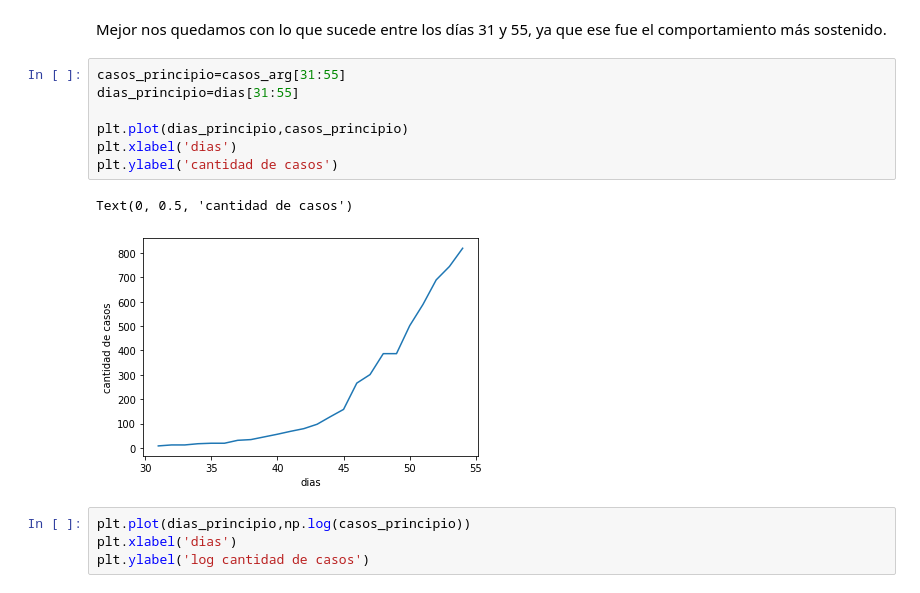
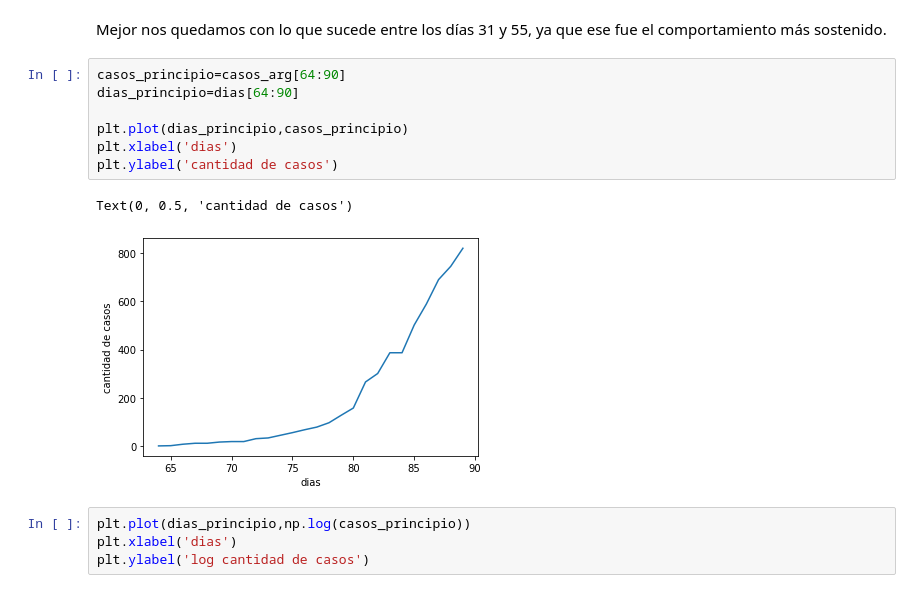
Before and after one commit to Mfsegurag/Informe_Pand-mico, a Jupyter notebook: proyecto_4.ipynb, the cells around one changed output. Saved outputs shown, nothing was run; the diff lists cells and outputs as text.

```diff
--- a/proyecto_4.ipynb
+++ b/proyecto_4.ipynb
@@ -177,15 +185,15 @@ Text(0, 0.5, 'log cantidad de casos')
 # %% [markdown]
 Mejor nos quedamos con lo que sucede entre los días 31 y 55, ya que ese fue el comportamiento más sostenido.
 # %%
-casos_principio=casos_arg[31:55]
-dias_principio=dias[31:55]
+casos_principio=casos_arg[64:90]
+dias_principio=dias[64:90]
 
 plt.plot(dias_principio,casos_principio)
 plt.xlabel('dias')
 plt.ylabel('cantidad de casos')
 # %% [output]
 Text(0, 0.5, 'cantidad de casos')
-[figure, old version]
+[figure, new version]
 # %%
 plt.plot(dias_principio,np.log(casos_principio))
 plt.xlabel('dias')
```
Also changed, not shown: parts of 14 cells of this notebook, 1 other file.
